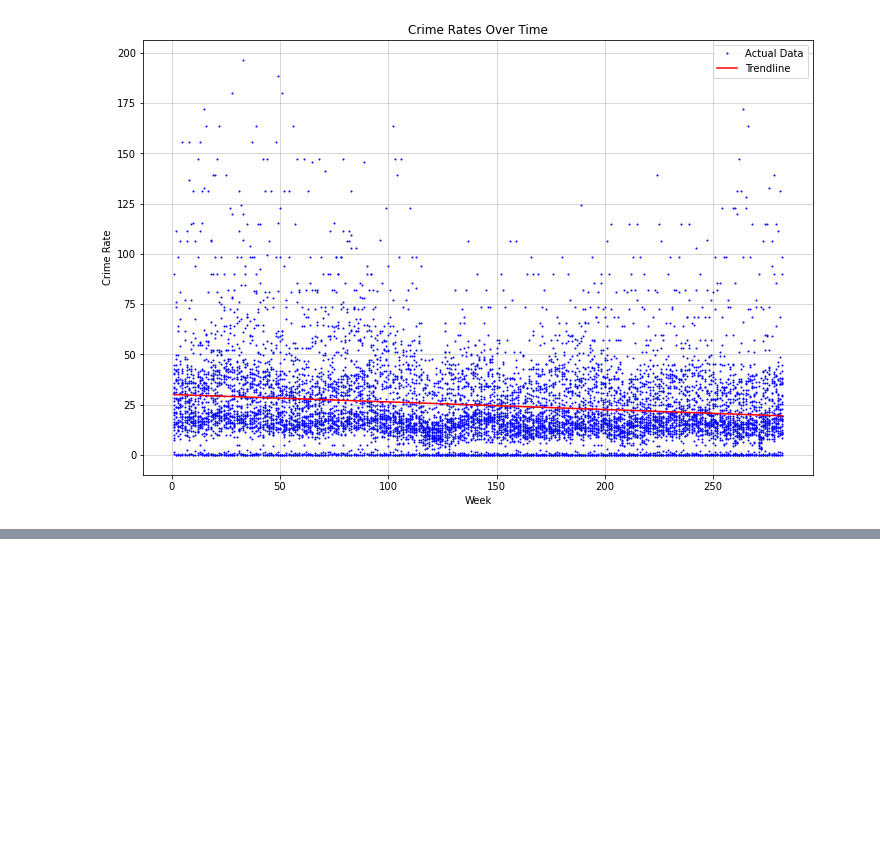
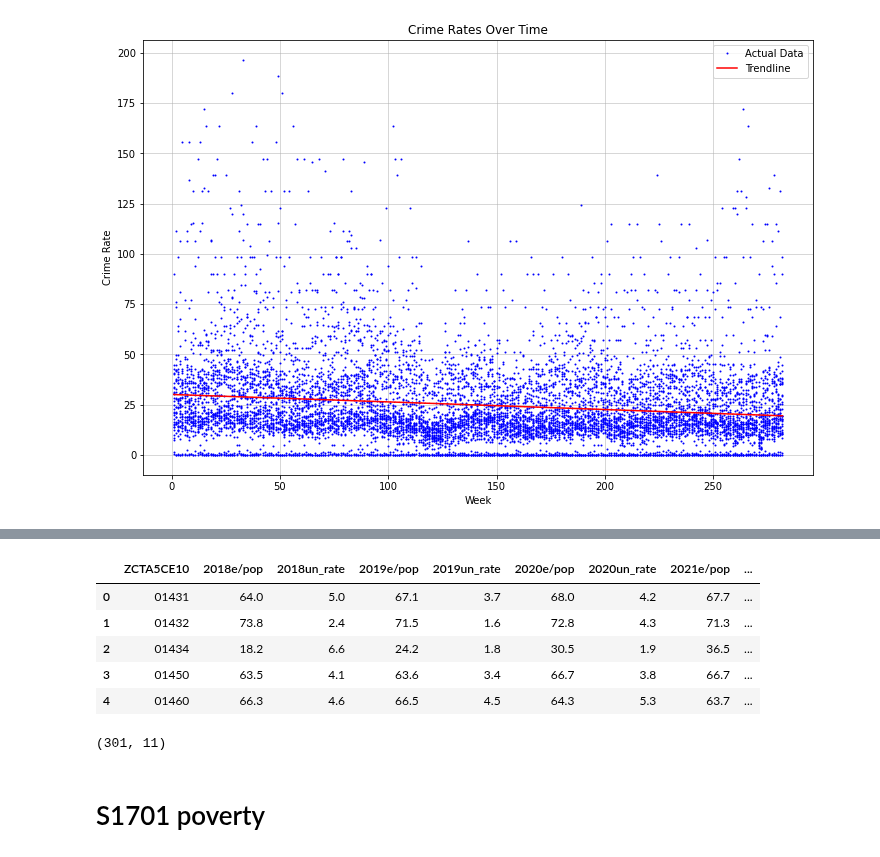
Before and after one commit to bail-reform/NYC, a Jupyter notebook: Boston_Data_Aggregation.ipynb, the cells around one changed output, grey strips where cells are left out. Saved outputs shown, nothing was run; the diff lists cells and outputs as text; code cells hidden in the pictures; blank space fills up the shorter version.

```diff
--- a/Boston_Data_Aggregation.ipynb
+++ b/Boston_Data_Aggregation.ipynb
@@ -433,0 +460,7 @@ plt.show()
+# %%
+df = pd.read_csv(file_path + '/control/ACSST5Y2021.S2301-Data.csv', low_memory=False)
+df2021 = df[['NAME', 'S2301_C03_001E', 'S2301_C04_001E']]
+df2021 = df2021.iloc[1:].reset_index(drop=True)
+df2021.columns = ['ZCTA5CE10', '2021e/pop', '2021un_rate']
+df2021['ZCTA5CE10'] = df2021['ZCTA5CE10'].str.replace('ZCTA5 ', '')
+df2021.head()
@@ -433,0 +474,7 @@ plt.show()
+# %%
+df = pd.read_csv(file_path + '/control/ACSST5Y2020.S2301-Data.csv', low_memory=False)
+df2020 = df[['NAME', 'S2301_C03_001E', 'S2301_C04_001E']]
+df2020 = df2020.iloc[1:].reset_index(drop=True)
+df2020.columns = ['ZCTA5CE10', '2020e/pop', '2020un_rate']
+df2020['ZCTA5CE10'] = df2020['ZCTA5CE10'].str.replace('ZCTA5 ', '')
+df2020.head()
@@ -433,0 +488,7 @@ plt.show()
+# %%
+df = pd.read_csv(file_path + '/control/ACSST5Y2019.S2301-Data.csv', low_memory=False)
+df2019 = df[['NAME', 'S2301_C03_001E', 'S2301_C04_001E']]
+df2019 = df2019.iloc[1:].reset_index(drop=True)
+df2019.columns = ['ZCTA5CE10', '2019e/pop', '2019un_rate']
+df2019['ZCTA5CE10'] = df2019['ZCTA5CE10'].str.replace('ZCTA5 ', '')
+df2019.head()
@@ -433,0 +502,7 @@ plt.show()
+# %%
+df = pd.read_csv(file_path + '/control/ACSST5Y2018.S2301-Data.csv', low_memory=False)
+df2018 = df[['NAME', 'S2301_C03_001E', 'S2301_C04_001E']]
+df2018 = df2018.iloc[1:].reset_index(drop=True)
+df2018.columns = ['ZCTA5CE10', '2018e/pop', '2018un_rate']
+df2018['ZCTA5CE10'] = df2018['ZCTA5CE10'].str.replace('ZCTA5 ', '')
+df2018.head()
@@ -433,0 +516,21 @@ plt.show()
+# %%
+# merge them sequentially
+from functools import reduce
+dfs = [df2018, df2019, df2020, df2021, df2022]
+def merge_dfs(dfs, key, how='outer'):
+    return reduce(lambda left, right: pd.merge(left, right, on=key, how=how), dfs)
+employment = merge_dfs(dfs, 'ZCTA5CE10', 'outer')
+employment.head()
+# %% [output]
+|  | ZCTA5CE10 | 2018e/pop | 2018un_rate | 2019e/pop | 2019un_rate | 2020e/pop | 2020un_rate | 2021e/pop | ... |
+| 0 | 01431 | 64.0 | 5.0 | 67.1 | 3.7 | 68.0 | 4.2 | 67.7 | ... |
+| 1 | 01432 | 73.8 | 2.4 | 71.5 | 1.6 | 72.8 | 4.3 | 71.3 | ... |
+| 2 | 01434 | 18.2 | 6.6 | 24.2 | 1.8 | 30.5 | 1.9 | 36.5 | ... |
+| 3 | 01450 | 63.5 | 4.1 | 63.6 | 3.4 | 66.7 | 3.8 | 66.7 | ... |
+| 4 | 01460 | 66.3 | 4.6 | 66.5 | 4.5 | 64.3 | 5.3 | 63.7 | ... |
+# %%
+employment.shape
+# %% [output]
+(301, 11)
+# %% [markdown]
+# S1701 poverty
```
Also changed, not shown: parts of 41 cells of this notebook.
